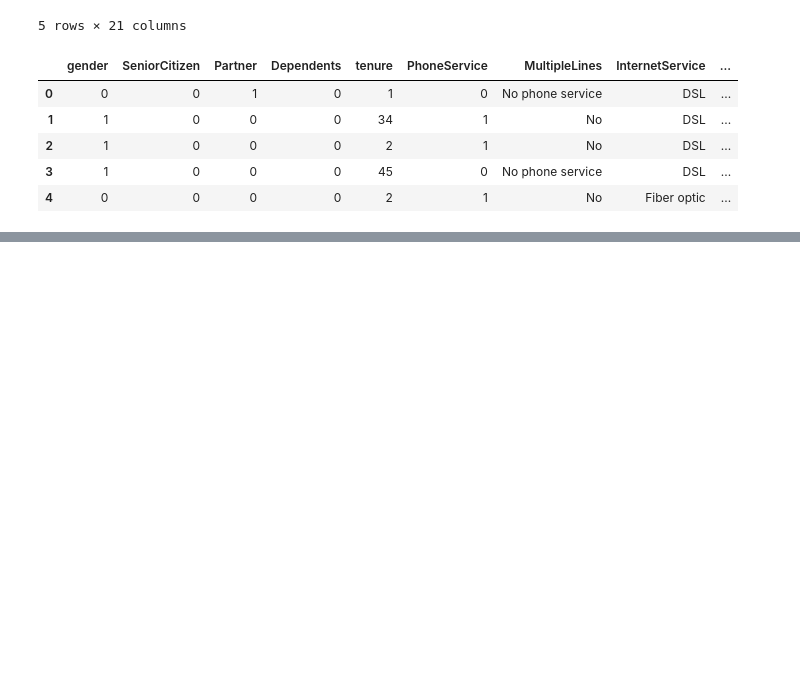
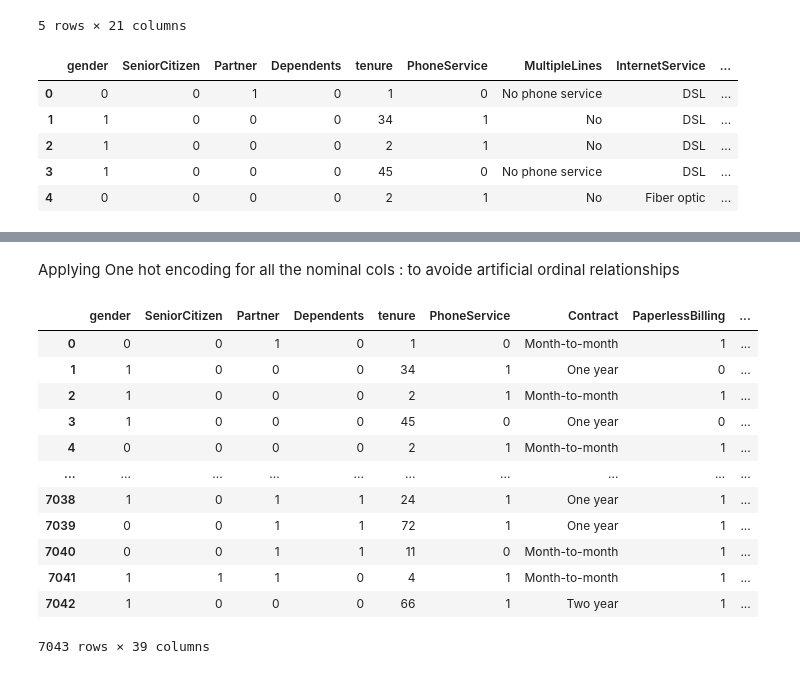
Before and after one commit to abhaychauhan2k3/PROJECT-4-ADVANCE-CHURN-CUSTOMER-PREDICTION, a Jupyter notebook: notebook/model.ipynb, the cells around one changed output, grey strips where cells are left out. Saved outputs shown, nothing was run; the diff lists cells and outputs as text; code cells hidden in the pictures; blank space fills up the shorter version.

Commit message:
Preprocessing: One Hot Encoding applied for handling Nominal columns

```diff
--- a/notebook/model.ipynb
+++ b/notebook/model.ipynb
@@ -236,3 +236,6 @@ df.head()
 | 2 | 1 | 0 | 0 | 0 | 2 | 1 | No | DSL | ... |
 | 3 | 1 | 0 | 0 | 0 | 45 | 0 | No phone service | DSL | ... |
 | 4 | 0 | 0 | 0 | 0 | 2 | 1 | No | Fiber optic | ... |
+# %%
+Nominal_cols = list(df.select_dtypes(include = "object").columns)
+Nominal_cols
@@ -238,0 +277,3 @@ df.head()
+# %%
+Nominal_cols.remove("Contract")
+Nominal_cols
@@ -238,0 +290,18 @@ df.head()
+# %% [markdown]
+Applying One hot encoding for all the nominal cols : to avoide artificial ordinal relationships
+# %%
+pd.get_dummies(df, columns = Nominal_cols)
+# %% [output]
+|  | gender | SeniorCitizen | Partner | Dependents | tenure | PhoneService | Contract | PaperlessBilling | ... |
+| 0 | 0 | 0 | 1 | 0 | 1 | 0 | Month-to-month | 1 | ... |
+| 1 | 1 | 0 | 0 | 0 | 34 | 1 | One year | 0 | ... |
+| 2 | 1 | 0 | 0 | 0 | 2 | 1 | Month-to-month | 1 | ... |
+| 3 | 1 | 0 | 0 | 0 | 45 | 0 | One year | 0 | ... |
+| 4 | 0 | 0 | 0 | 0 | 2 | 1 | Month-to-month | 1 | ... |
+| ... | ... | ... | ... | ... | ... | ... | ... | ... | ... |
+| 7038 | 1 | 0 | 1 | 1 | 24 | 1 | One year | 1 | ... |
+| 7039 | 0 | 0 | 1 | 1 | 72 | 1 | One year | 1 | ... |
+| 7040 | 0 | 0 | 1 | 1 | 11 | 0 | Month-to-month | 1 | ... |
+| 7041 | 1 | 1 | 1 | 0 | 4 | 1 | Month-to-month | 1 | ... |
+| 7042 | 1 | 0 | 0 | 0 | 66 | 1 | Two year | 1 | ... |
+7043 rows × 39 columns
```
Also changed, not shown: parts of 4 cells of this notebook.
